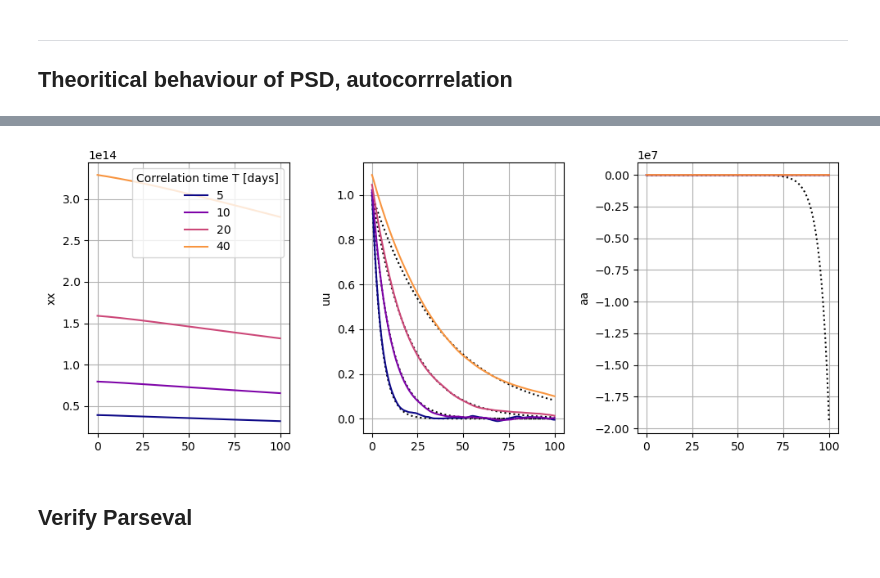
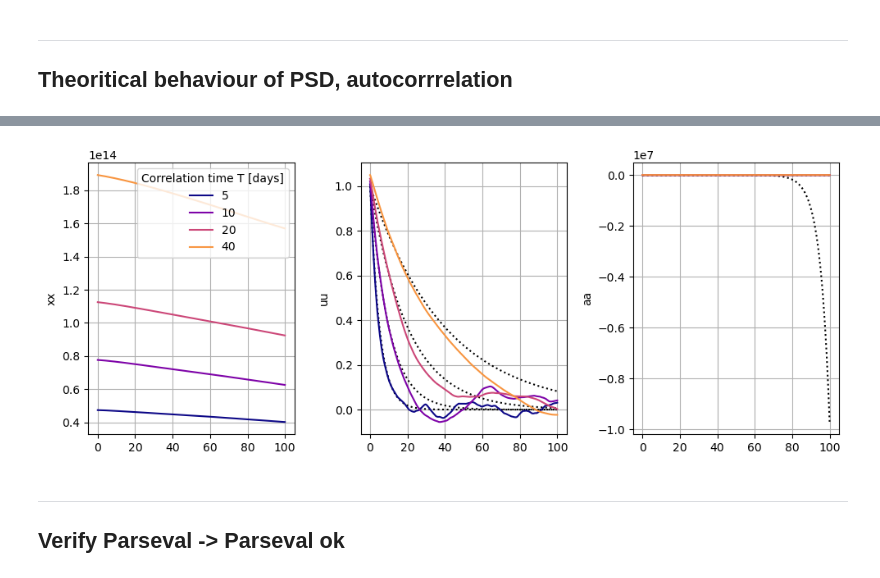
Before and after one commit to margot-demol/PhD, a Jupyter notebook: GDP/synthetics_trajectories/notebooks/diag_synthetic_trajectories_ou.ipynb, the cells around one changed output, grey strips where cells are left out. Drawn from its saved outputs; the diff is of its cells as text; code cells hidden in the pictures.

```diff
--- a/GDP/synthetics_trajectories/notebooks/diag_synthetic_trajectories_ou.ipynb
+++ b/GDP/synthetics_trajectories/notebooks/diag_synthetic_trajectories_ou.ipynb
@@ -142,3 +65,6 @@ Data variables:
+# %%
+colors = get_cmap_colors(max(ds.T.size,ds.tau_eta.size), cmap="plasma")
+plt.rc('axes', prop_cycle=cycler(color=colors))
 # %% [markdown]
 ________
 ## Verify viggiano bib :  CV pour n=1 -> OK
@@ -244,6 +197,7 @@ plot_psd(ds1);
 # %%
-plot_autocorrelations(ds.mean('draw'), tau_max=100);
+fplt.plot_autocorrelations(ds.sel(tau_eta=1/24).mean('draw'), tau_max=100);
 # %% [output]
-[figure, old version]
+[figure, new version]
 # %% [markdown]
-## Verify Parseval
+________
+## Verify Parseval -> Parseval ok
```
Also changed, not shown: parts of 30 cells of this notebook, 3 other files.
